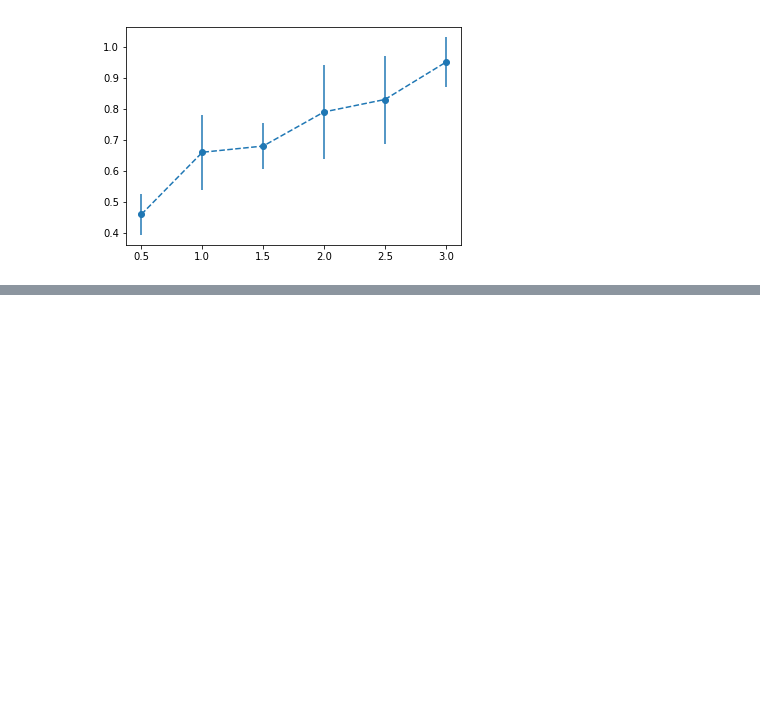
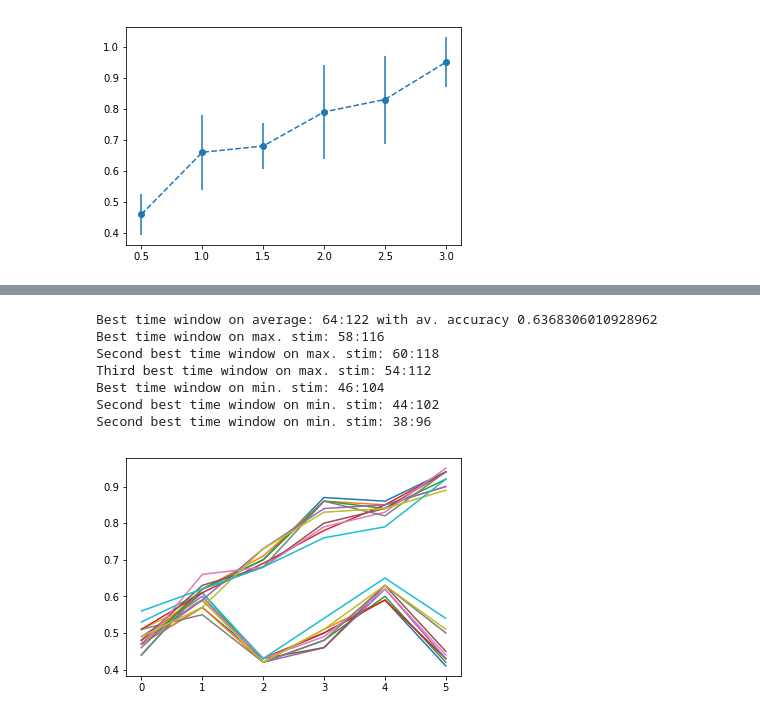
Before and after one commit to ge00rg/LabRotSprekeler, a Jupyter notebook: SVM.ipynb, the cells around one changed output, grey strips where cells are left out. Saved outputs shown, nothing was run; the diff lists cells and outputs as text; code cells hidden in the pictures; blank space fills up the shorter version.

```diff
--- a/SVM.ipynb
+++ b/SVM.ipynb
@@ -442,0 +498,35 @@ array([0])
+# %%
+scs = np.array(scs)
+m_scs = np.mean(scs, axis=2)
+m_vals = np.mean(m_scs, axis=1)
+inds = np.argsort(m_vals)
+
+#max_vals = np.mean(m_scs[:,5])
+#min_vals = np.mean(m_scs[:,0])
+max_inds = np.argsort(m_scs[:,5])
+min_inds = np.argsort(m_scs[:,0])
+
+for i in inds[:10]:
+    plt.plot(m_scs[i])
+
+for i in inds[::-1][:10]:
+    plt.plot(m_scs[i])
+
+print('Best time window on average: {}:{}'.format((inds[::-1][0])*2, (inds[::-1][0])*2+av_time))
+
+print('Best time window on max. stim: {}:{}'.format((max_inds[::-1][0])*2, (max_inds[::-1][0])*2+av_time))
+print('Second best time window on max. stim: {}:{}'.format((max_inds[::-1][1])*2, (max_inds[::-1][1])*2+av_time))
+print('Third best time window on max. stim: {}:{}'.format((max_inds[::-1][2])*2, (max_inds[::-1][2])*2+av_time))
+
+print('Best time window on min. stim: {}:{}'.format((min_inds[::-1][0])*2, (min_inds[::-1][0])*2+av_time))
+print('Second best time window on min. stim: {}:{}'.format((min_inds[::-1][1])*2, (min_inds[::-1][1])*2+av_time))
+print('Second best time window on min. stim: {}:{}'.format((min_inds[::-1][2])*2, (min_inds[::-1][2])*2+av_time))
+# %% [output]
+Best time window on average: 64:122 with av. accuracy 0.6368306010928962
+Best time window on max. stim: 58:116
+Second best time window on max. stim: 60:118
+Third best time window on max. stim: 54:112
+Best time window on min. stim: 46:104
+Second best time window on min. stim: 44:102
+Second best time window on min. stim: 38:96
+[figure, added]
```
Also changed, not shown: parts of 24 cells of this notebook, 2 other files.
